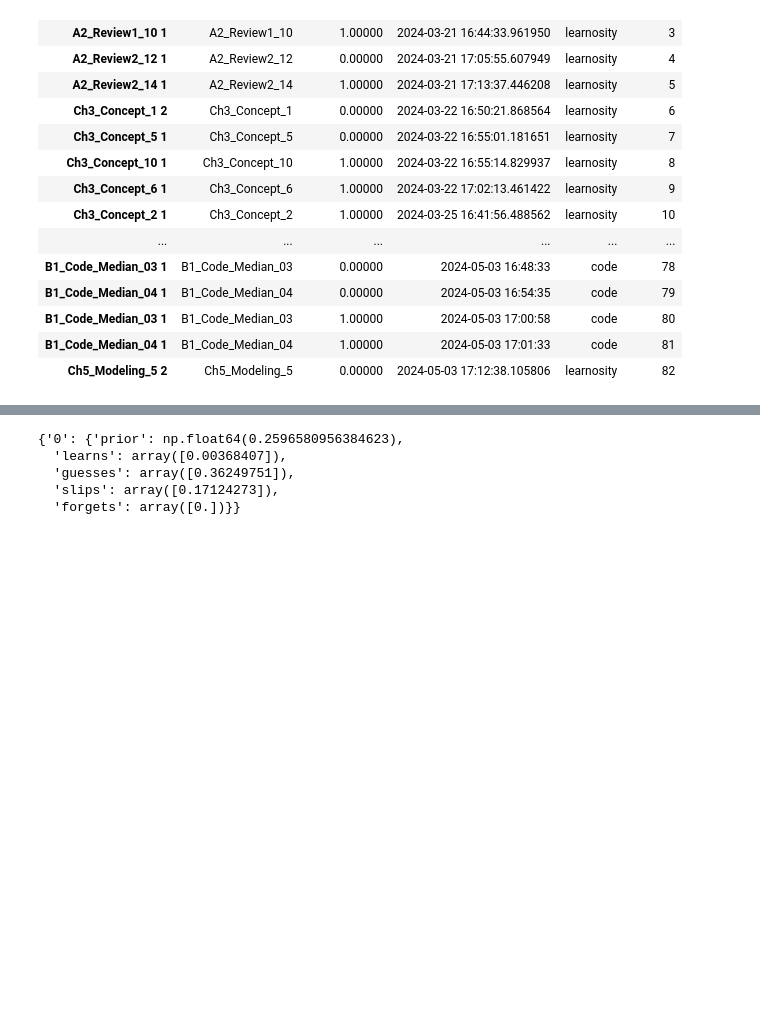
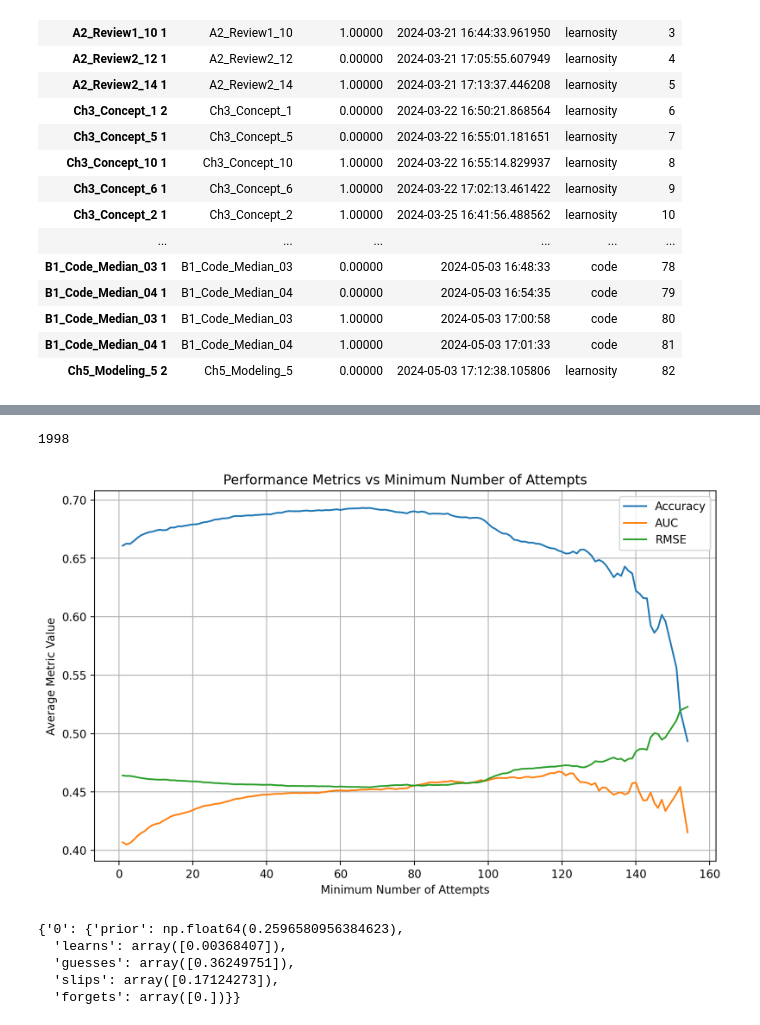
Before and after one commit to 4lic3X/bayesian-knowledge-tracing, a Jupyter notebook: analysis_all/test.ipynb, the cells around one changed output, grey strips where cells are left out. Saved outputs shown, nothing was run; the diff lists cells and outputs as text; code cells hidden in the pictures; blank space fills up the shorter version.

```diff
--- a/analysis_all/test.ipynb
+++ b/analysis_all/test.ipynb
@@ -473,0 +523,15 @@ prediction_df[prediction_df["user_id"] == "0281beb5-c599-4da7-865f-af93088acfd9"
+# %%
+n_attempts_by_student = {
+    student: len(student_df) for student, student_df in prediction_df.groupby("user_id")
+}
+
+# Some percentiles of the number of attempts
+for p in [25, 50, 90, 95, 99]:
+    n_students_above = sum(
+        1
+        for n in n_attempts_by_student.values()
+        if n >= np.percentile(list(n_attempts_by_student.values()), p)
+    )
+    rich.print(
+        f"The {p}th percentile of the number of attempts is {np.percentile(list(n_attempts_by_student.values()), p)}, with {n_students_above} students above the threshold."
+    )
@@ -474,3 +544,62 @@ prediction_df[prediction_df["user_id"] == "0281beb5-c599-4da7-865f-af93088acfd9"
+# %%
+len(n_attempts_by_student)
+# %% [output]
+1998
+# %%
+import matplotlib.pyplot as plt
+
+# Enable retina display mode for higher resolution plots
+%config InlineBackend.figure_format = 'retina'
+
+
+# Get sorted unique attempt counts
+attempt_counts = sorted(n_attempts_by_student.values())
+
+# Initialize lists to store metrics
+x_attempts = []
+y_accuracy = []
+y_auc = []
+y_rmse = []
+
+# For each attempt count threshold
+for n_attempts in attempt_counts:
+    # Get students with at least this many attempts
+    qualified_students = [
+        student
+        for student, count in n_attempts_by_student.items()
+        if count >= n_attempts
+    ]
+
+    if len(qualified_students) > 0:
+        # Calculate average metrics for qualified students
+        avg_accuracy = np.mean(
+            [metrics_by_student[student]["accuracy"] for student in qualified_students]
+        )
+        avg_auc = np.mean(
+            [metrics_by_student[student]["auc"] for student in qualified_students]
+        )
+        avg_rmse = np.mean(
+            [metrics_by_student[student]["rmse"] for student in qualified_students]
+        )
+
+        x_attempts.append(n_attempts)
+        y_accuracy.append(avg_accuracy)
+        y_auc.append(avg_auc)
+        y_rmse.append(avg_rmse)
+
+# Create the plot
+plt.figure(figsize=(10, 6))
+plt.plot(x_attempts, y_accuracy, label="Accuracy")
+plt.plot(x_attempts, y_auc, label="AUC")
+plt.plot(x_attempts, y_rmse, label="RMSE")
+plt.xlabel("Minimum Number of Attempts")
+plt.ylabel("Average Metric Value")
+plt.title("Performance Metrics vs Minimum Number of Attempts")
+plt.legend()
+plt.grid(True)
+plt.show()
+# %% [output]
+[figure, added]
 # %%
 model.coef_
 # %% [output]
```
Also changed, not shown: parts of 7 cells of this notebook, 37 other files.
